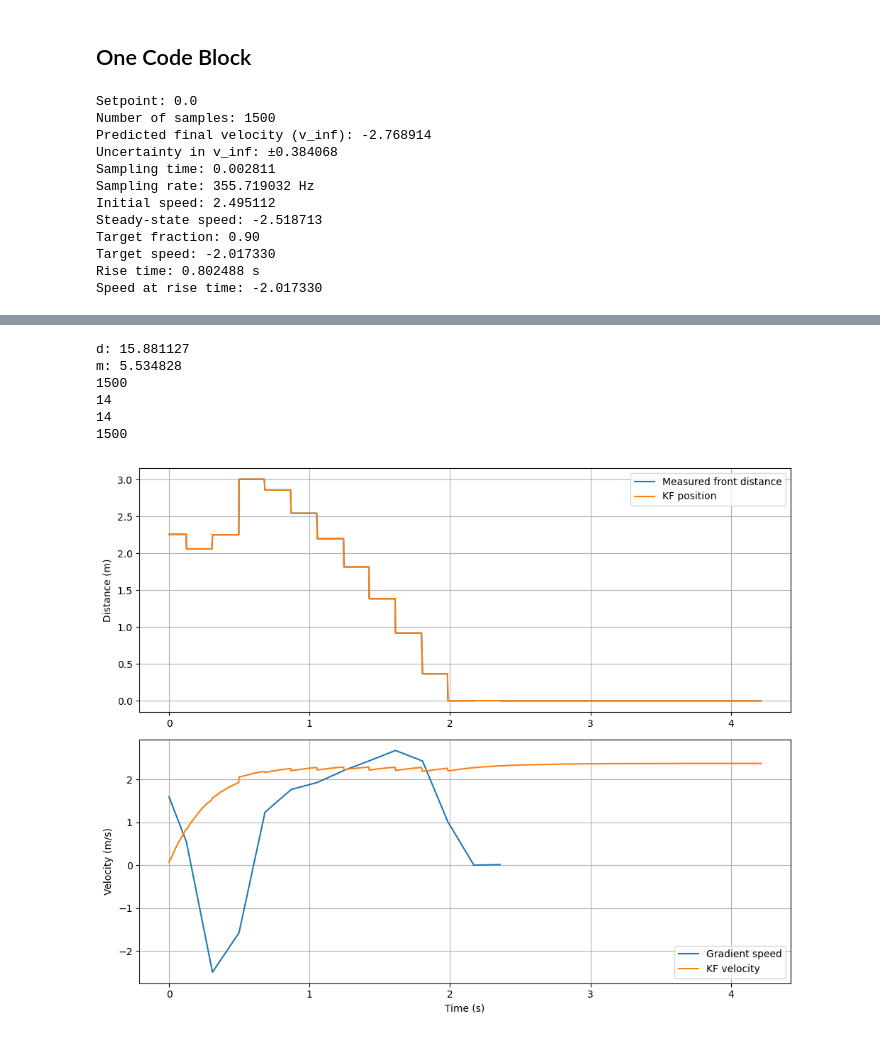
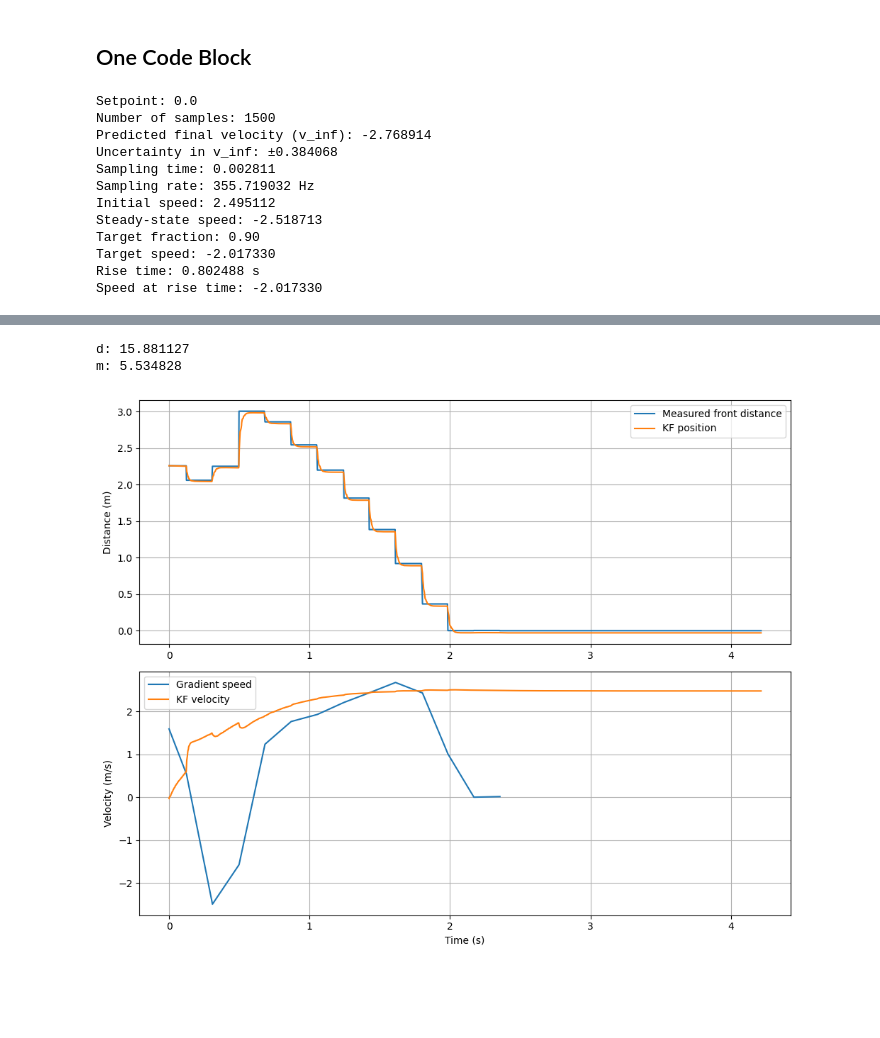
Before and after one commit to leslier7/ece5160-fast-robotics, a Jupyter notebook: jupyter_notebooks/Lab7.ipynb, the cells around one changed output, grey strips where cells are left out. Cells and saved outputs as stored; diff of their text form; code cells hidden in the pictures; blank space fills up the shorter version.

```diff
--- a/jupyter_notebooks/Lab7.ipynb
+++ b/jupyter_notebooks/Lab7.ipynb
@@ -707,9 +707,10 @@ C=np.array([[1,0]])
 x = np.array([[data["front_dist"][0]],[0]]) # state vector
 
 # -------------- Uncertainties ----------------
-sigma_1 = math.sqrt((10*10**-3)**2 * (1/ave_dt)) #+- 10mm of noise (in m)
-sigma_2 = math.sqrt((10*10**-3)**2 * (1/ave_dt))
-sigma_3 = 20*(10**-3) # 20mm measurement noise
+
+sigma_1 = (20 * 10**-3) * math.sqrt(ave_dt / 0.13)
+sigma_2 = (10 * 10**-3) * math.sqrt(ave_dt / 0.13)
+sigma_3 = 14*(10**-3) # 14mm measurement noise
 
 sig_u=np.array([[sigma_1**2,0],[0,sigma_2**2]]) #We assume uncorrelated noise, and therefore a diagonal matrix works.
 sig_z=np.array([[sigma_3**2]])
@@ -739,7 +740,7 @@ mu_kf = []
 sigma_kf = []
 
 for k, dist in enumerate(data["front_dist"]):
-    u = np.array([[data["right_motor"][k]]], dtype=float)
+    u = np.array([[-data["right_motor"][k]]], dtype=float)
     y = np.array([[dist]], dtype=float)
 
     mu, sigma = kf(mu, sigma, u, y)
@@ -757,7 +758,7 @@ mu_kf = np.array(mu_kf).reshape(len(mu_kf), 2)
 
 # ----------------- Plotting KF ------------------------
 kf_pos = mu_kf[:, 0]
-kf_vel = mu_kf[:, 1]
+kf_vel = -mu_kf[:, 1]
 
 plt.figure(figsize=(10, 8))
 
@@ -767,35 +768,31 @@ plt.plot(data["time_s"], kf_pos, label="KF position")
 plt.ylabel("Distance (m)")
 plt.legend()
 plt.grid(True)
 
 plt.subplot(2, 1, 2)
 plt.plot(time_s_changed, -front_speed, label="Gradient speed")
 plt.plot(data["time_s"], kf_vel, label="KF velocity")
 plt.ylabel("Velocity (m/s)")
 plt.xlabel("Time (s)")
 plt.legend()
 plt.grid(True)
 
 plt.tight_layout()
 plt.show()
 # %% [output]
 Setpoint: 0.0
 Number of samples: 1500
 Predicted final velocity (v_inf): -2.768914
 Uncertainty in v_inf: ±0.384068
 Sampling time: 0.002811
 Sampling rate: 355.719032 Hz
 Initial speed: 2.495112
 Steady-state speed: -2.518713
 Target fraction: 0.90
 Target speed: -2.017330
 Rise time: 0.802488 s
 Speed at rise time: -2.017330
 [figure]
 d: 15.881127
 m: 5.534828
-1500
-14
-14
-1500
-[figure, old version]
+[figure, new version]
```
Also changed, not shown: 10 other files.
